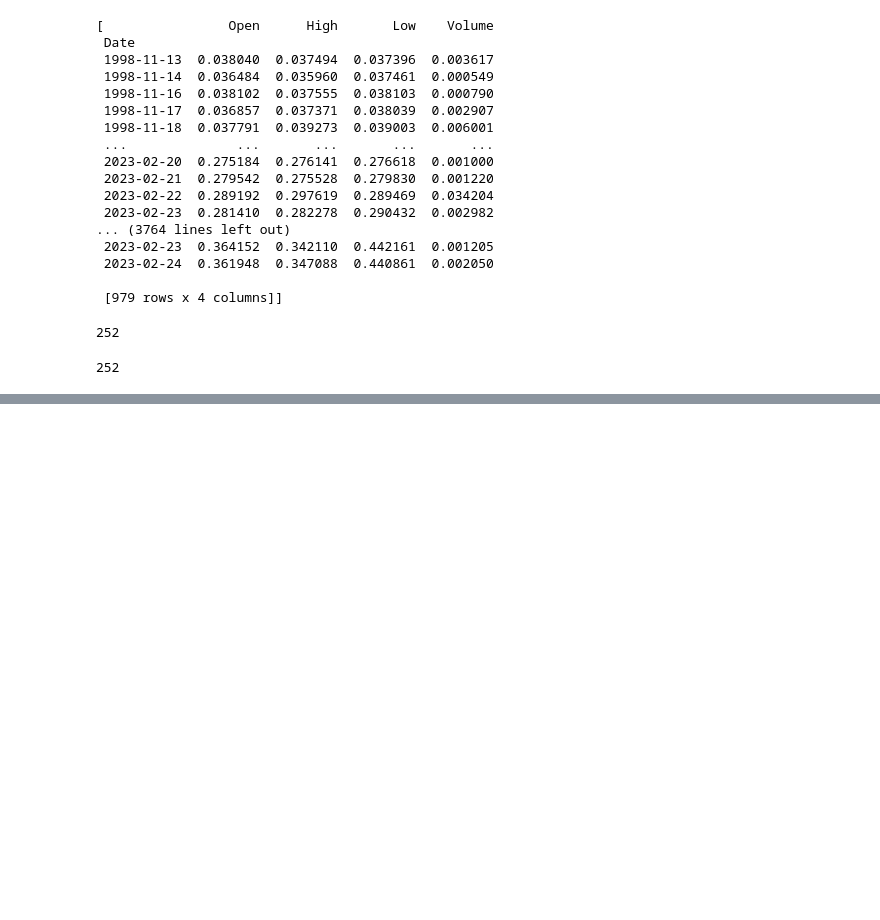
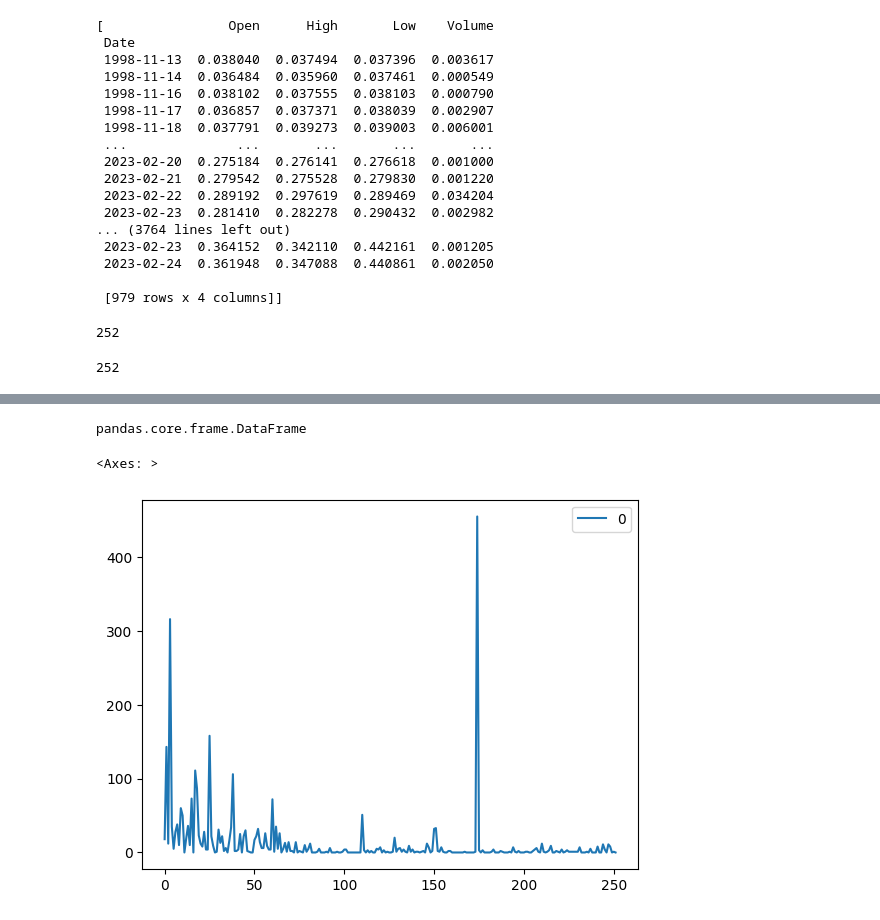
Before and after one commit to Hy-MDL/DB, a Jupyter notebook: Total Kospi.ipynb, the cells around one changed output, grey strips where cells are left out. Drawn from its saved outputs; the diff is of its cells as text; code cells hidden in the pictures; blank space fills up the shorter version.

```diff
--- a/Total Kospi.ipynb
+++ b/Total Kospi.ipynb
@@ -687,0 +714,5 @@ from sklearn.metrics import confusion_matrix
+# %%
+a=pd.DataFrame(a)
+a[0][251]
+# %% [output]
+pandas.core.frame.DataFrame
@@ -687,0 +726,7 @@ from sklearn.metrics import confusion_matrix
+# %%
+b= pd.DataFrame(b)
+# %%
+b.plot()
+# %% [output]
+<Axes: >
+[figure, added]
```
Also changed, not shown: parts of 15 cells of this notebook, 1 other file.
